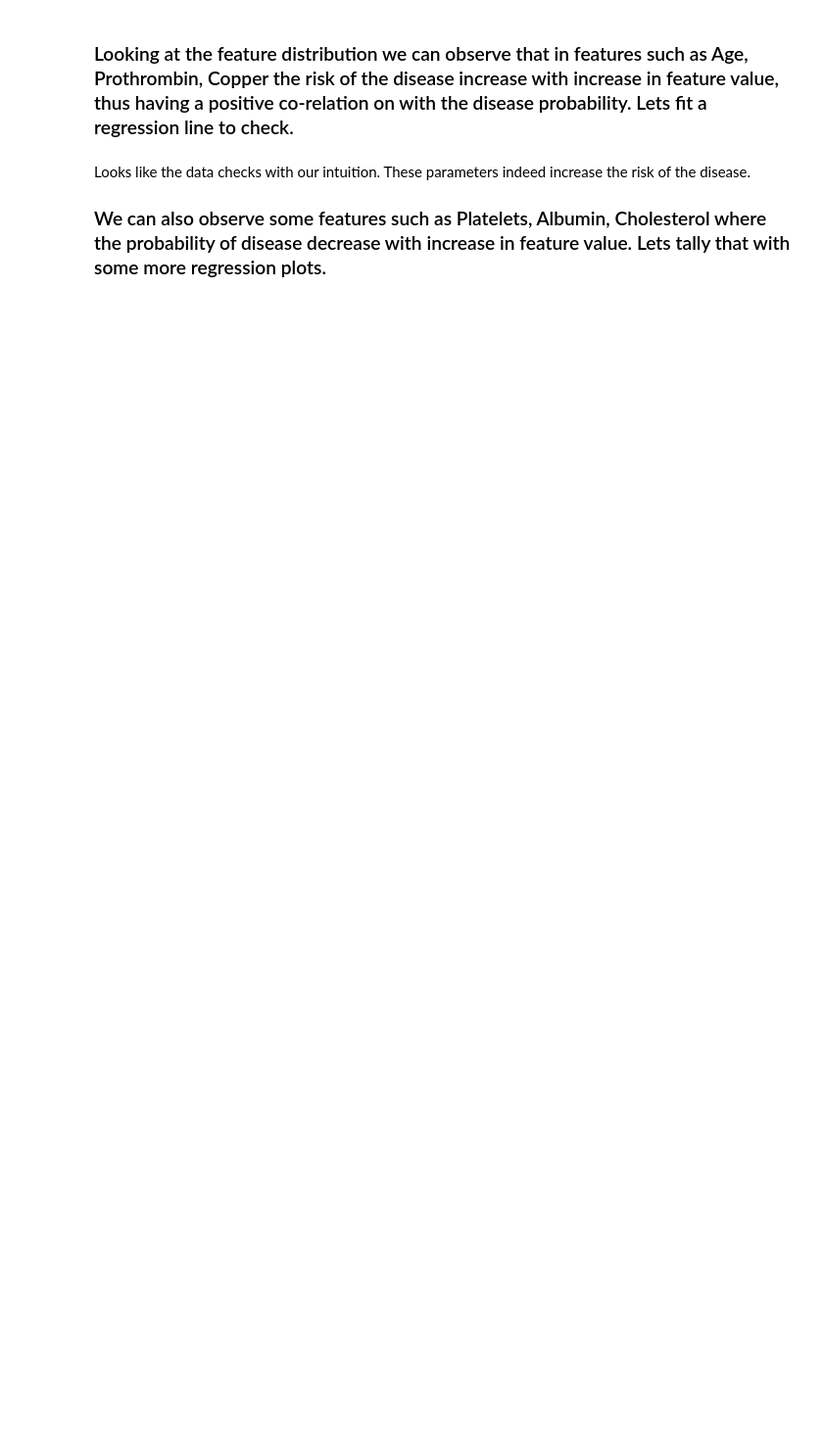
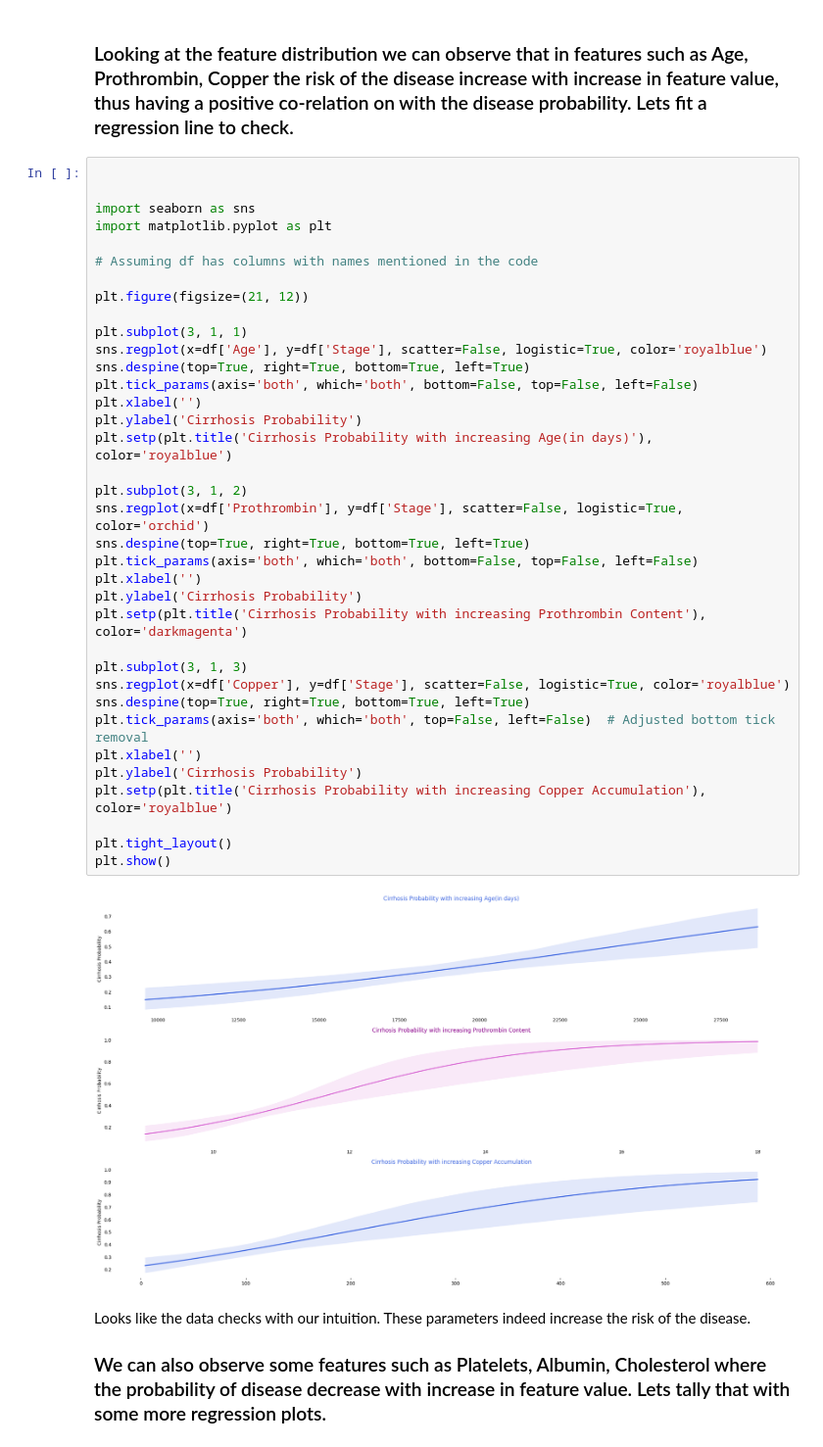
Before and after one commit to aslucky0143/final-year-project, a Jupyter notebook: liver-cirrhosis-prediction-with-xgboost-eda.ipynb, the cells around one changed output. Shown at 98% size. Drawn from its saved outputs; the diff is of its cells as text; blank space fills up the shorter version.

```diff
--- a/liver-cirrhosis-prediction-with-xgboost-eda.ipynb
+++ b/liver-cirrhosis-prediction-with-xgboost-eda.ipynb
@@ -297,5 +327,43 @@ There are some interesting insights if we observe closely. Take the case at Asci
 # %% [markdown]
 ### Looking at the feature distribution we can observe that in features such as Age, Prothrombin, Copper the risk of the disease increase with increase in feature value, thus having a positive co-relation on with the disease probability. Lets fit a regression line to check.
+# %%
+
+
+import seaborn as sns
+import matplotlib.pyplot as plt
+
+# Assuming df has columns with names mentioned in the code
+
+plt.figure(figsize=(21, 12))
+
+plt.subplot(3, 1, 1)
+sns.regplot(x=df['Age'], y=df['Stage'], scatter=False, logistic=True, color='royalblue')
+sns.despine(top=True, right=True, bottom=True, left=True)
+plt.tick_params(axis='both', which='both', bottom=False, top=False, left=False)
+plt.xlabel('')
+plt.ylabel('Cirrhosis Probability')
+plt.setp(plt.title('Cirrhosis Probability with increasing Age(in days)'), color='royalblue')
+
+plt.subplot(3, 1, 2)
+sns.regplot(x=df['Prothrombin'], y=df['Stage'], scatter=False, logistic=True, color='orchid')
+sns.despine(top=True, right=True, bottom=True, left=True)
+plt.tick_params(axis='both', which='both', bottom=False, top=False, left=False)
+plt.xlabel('')
+plt.ylabel('Cirrhosis Probability')
+plt.setp(plt.title('Cirrhosis Probability with increasing Prothrombin Content'), color='darkmagenta')
+
+plt.subplot(3, 1, 3)
+sns.regplot(x=df['Copper'], y=df['Stage'], scatter=False, logistic=True, color='royalblue')
+sns.despine(top=True, right=True, bottom=True, left=True)
+plt.tick_params(axis='both', which='both', top=False, left=False)  # Adjusted bottom tick removal
+plt.xlabel('')
+plt.ylabel('Cirrhosis Probability')
+plt.setp(plt.title('Cirrhosis Probability with increasing Copper Accumulation'), color='royalblue')
+
+plt.tight_layout()
+plt.show()
+# %% [output]
+[figure, added]
 # %% [markdown]
 Looks like the data checks with our intuition. These parameters indeed increase the risk of the disease.
 
```
Also changed, not shown: parts of 8 cells of this notebook, 4 other files.
